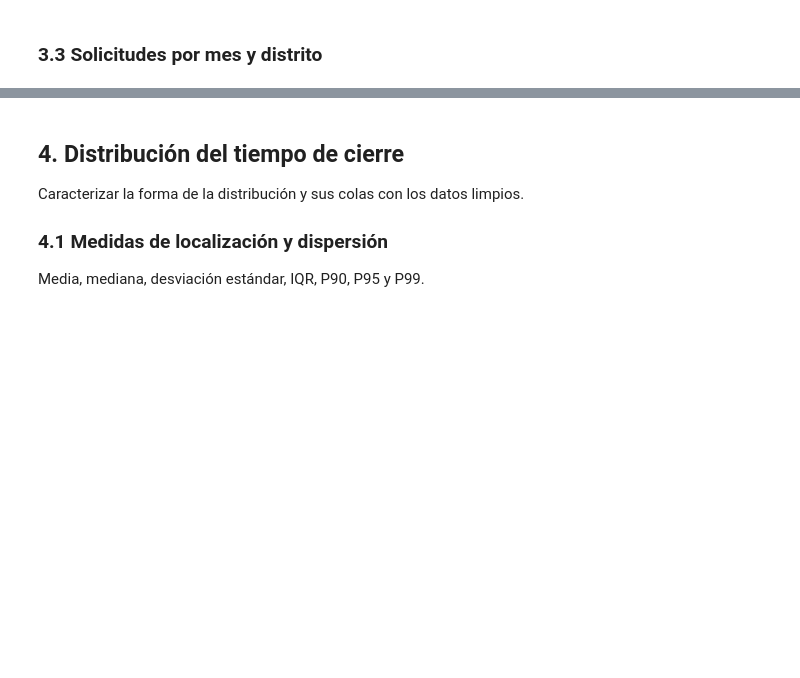
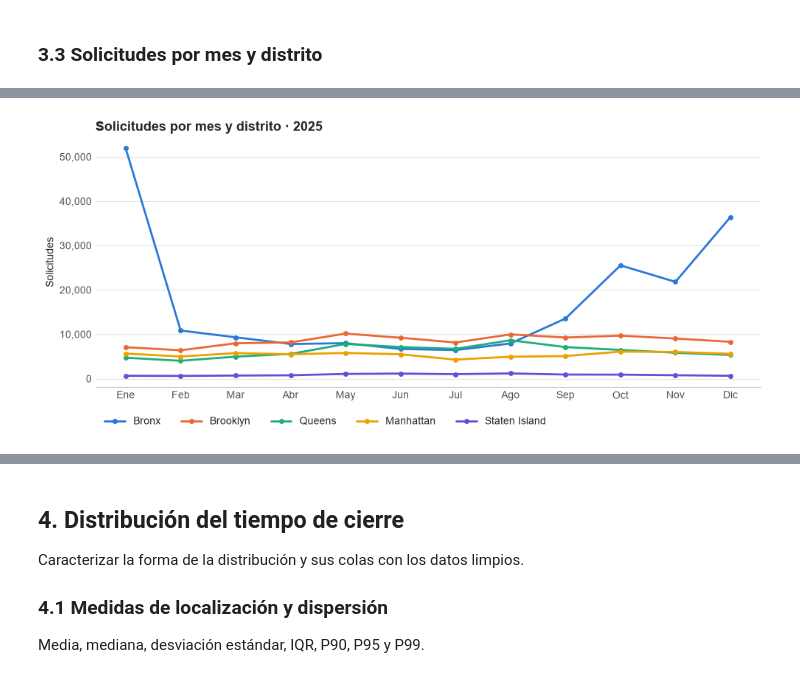
Before and after one commit to juniorejm/nyc311-operational-analytics, a Jupyter notebook: notebooks/1.0-jej-eda-tiempos-cierre.ipynb, the cells around one changed output, grey strips where cells are left out. Drawn from its saved outputs; the diff is of its cells as text; code cells hidden in the pictures; blank space fills up the shorter version.

```diff
--- a/notebooks/1.0-jej-eda-tiempos-cierre.ipynb
+++ b/notebooks/1.0-jej-eda-tiempos-cierre.ipynb
@@ -365,2 +512,14 @@ Describir cómo se distribuye el volumen en el tiempo y entre distritos, e inves
 # %% [markdown]
 ### 3.3 Solicitudes por mes y distrito
+# %%
+mes_distrito = conn.sql("""
+    SELECT
+        created_month,
+        borough,
+        COUNT(*) AS requests
+    FROM df
+    GROUP BY created_month, borough
+    ORDER BY created_month, borough
+""").df()
+
+mes_distrito.head()
@@ -366,0 +533,3 @@ Describir cómo se distribuye el volumen en el tiempo y entre distritos, e inves
+# %%
+tabla = mes_distrito.pivot(index="created_month", columns="borough", values="requests")
+tabla
@@ -366,0 +551,41 @@ Describir cómo se distribuye el volumen en el tiempo y entre distritos, e inves
+# %%
+colores = {
+    "BRONX": "#2a78d6",
+    "BROOKLYN": "#eb6834",
+    "QUEENS": "#1baf7a",
+    "MANHATTAN": "#eda100",
+    "STATEN ISLAND": "#6250d6",
+}
+
+fig, ax = plt.subplots(figsize=(10, 4.5))
+
+for distrito, color in colores.items():
+    ax.plot(
+        meses,
+        tabla[distrito],
+        color=color,
+        linewidth=2,
+        marker="o",
+        markersize=4,
+        label=distrito.title(),
+    )
+
+ax.set_title(
+    "Solicitudes por mes y distrito · 2025", loc="left", fontsize=13, fontweight="bold"
+)
+ax.set_ylabel("Solicitudes")
+ax.yaxis.set_major_formatter(mticker.StrMethodFormatter("{x:,.0f}"))
+ax.legend(frameon=False, ncols=5, loc="upper left", bbox_to_anchor=(0, -0.08))
+
+ax.spines[["top", "right", "left"]].set_visible(False)
+ax.grid(axis="x", visible=False)
+ax.grid(axis="y", color="#e5e4e0", linewidth=0.8)
+ax.tick_params(axis="both", length=0, labelcolor="#52514e")
+
+plt.tight_layout()
+plt.savefig(
+    FIGURES_DIR / "3.3-solicitudes-mes-distrito.png", dpi=150, bbox_inches="tight"
+)
+plt.show()
+# %% [output]
+[figure, added]
```
Also changed, not shown: parts of 29 cells of this notebook.
